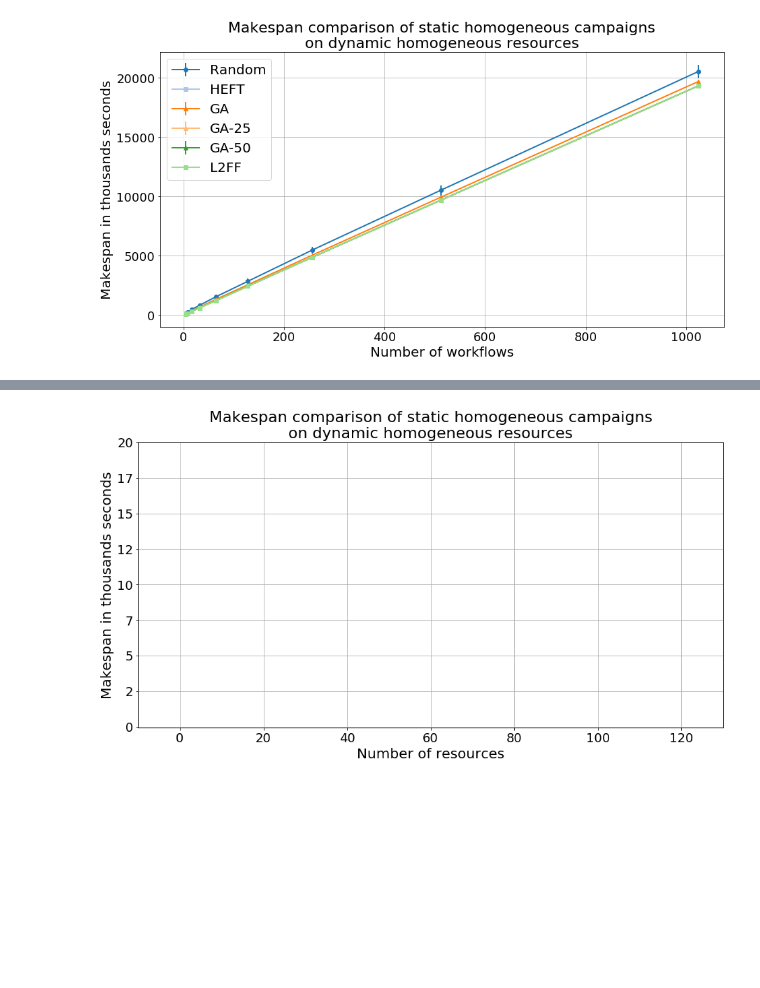
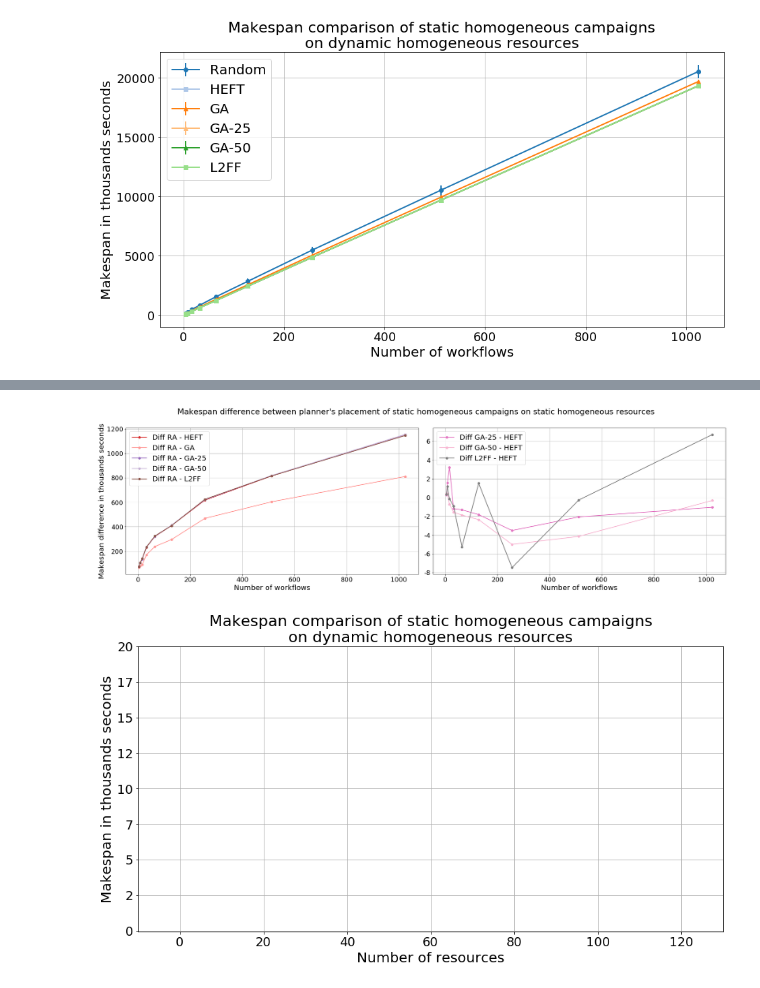
Before and after one commit to radical-experiments/campaign_manager, a Jupyter notebook: Notebooks/Experiment3.ipynb, the cells around one changed output, grey strips where cells are left out. Cells and saved outputs as stored; diff of their text form; code cells hidden in the pictures; blank space fills up the shorter version.

```diff
--- a/Notebooks/Experiment3.ipynb
+++ b/Notebooks/Experiment3.ipynb
@@ -52,3 +100,45 @@ _ = axis.legend(fontsize=20)
+# %%
+DiffStHomoCamp_4StHomoResHE = abs(StHomoCampaigns_4DynHomoResources_makespan_means.xs('RANDOM')['makespan'].values - StHomoCampaigns_4DynHomoResources_makespan_means.xs('HEFT')['makespan'].values)
+DiffStHomoCamp_4StHomoResGA = abs(StHomoCampaigns_4DynHomoResources_makespan_means.xs('RANDOM')['makespan'].values - StHomoCampaigns_4DynHomoResources_makespan_means.xs('GA')['makespan'].values)
+DiffStHomoCamp_4StHomoResGA25 = abs(StHomoCampaigns_4DynHomoResources_makespan_means.xs('RANDOM')['makespan'].values - StHomoCampaigns_4DynHomoResources_makespan_means.xs('GA25')['makespan'].values)
+DiffStHomoCamp_4StHomoResGA50 = abs(StHomoCampaigns_4DynHomoResources_makespan_means.xs('RANDOM')['makespan'].values - StHomoCampaigns_4DynHomoResources_makespan_means.xs('GA50')['makespan'].values)
+DiffStHomoCamp_4StHomoResL2 = abs(StHomoCampaigns_4DynHomoResources_makespan_means.xs('RANDOM')['makespan'].values - StHomoCampaigns_4DynHomoResources_makespan_means.xs('L2FF')['makespan'].values)
+
+DiffStHomoCamp_4StHomoResHEGA = (StHomoCampaigns_4DynHomoResources_makespan_means.xs('GA')['makespan'].values - StHomoCampaigns_4DynHomoResources_makespan_means.xs('HEFT')['makespan'].values)
+DiffStHomoCamp_4StHomoResHEGA25 = (StHomoCampaigns_4DynHomoResources_makespan_means.xs('GA25')['makespan'].values - StHomoCampaigns_4DynHomoResources_makespan_means.xs('HEFT')['makespan'].values)
+DiffStHomoCamp_4StHomoResHEGA50 = (StHomoCampaigns_4DynHomoResources_makespan_means.xs('GA50')['makespan'].values - StHomoCampaigns_4DynHomoResources_makespan_means.xs('HEFT')['makespan'].values)
+DiffStHomoCamp_4StHomoResHEL2 = (StHomoCampaigns_4DynHomoResources_makespan_means.xs('L2FF')['makespan'].values - StHomoCampaigns_4DynHomoResources_makespan_means.xs('HEFT')['makespan'].values)
+
+fig,axis = plt.subplots(nrows=1,ncols=2,figsize=(30,7.5), sharex=True)
+fig.subplots_adjust(wspace=0.05, hspace=0.05)
+_ = axis[0].plot(StHomoCampaigns_4DynHomoResources_makespan_means.xs('RANDOM').index, DiffStHomoCamp_4StHomoResHE, marker='o',linewidth=2, label='Diff RA - HEFT', color=tab20(6))
+_ = axis[0].plot(StHomoCampaigns_4DynHomoResources_makespan_means.xs('RANDOM').index, DiffStHomoCamp_4StHomoResGA, marker='o',linewidth=2, label='Diff RA - GA', color=tab20(7))
+_ = axis[0].plot(StHomoCampaigns_4DynHomoResources_makespan_means.xs('RANDOM').index, DiffStHomoCamp_4StHomoResGA25, marker='o',linewidth=2, label='Diff RA - GA-25', color=tab20(8))
+_ = axis[0].plot(StHomoCampaigns_4DynHomoResources_makespan_means.xs('RANDOM').index, DiffStHomoCamp_4StHomoResGA50, marker='o',linewidth=2, label='Diff RA - GA-50', color=tab20(9))
+_ = axis[0].plot(StHomoCampaigns_4DynHomoResources_makespan_means.xs('RANDOM').index, DiffStHomoCamp_4StHomoResL2, marker='o',linewidth=2, label='Diff RA - L2FF', color=tab20(10))
+
+#_ = axis[1].plot(StHomoCampaigns_4DynHomoResources_makespan_means.xs('RANDOM').index, DiffStHomoCamp_4StHomoResHEGA, marker='o',linewidth=2, label='Diff GA - HEFT', color=tab20(11))
+_ = axis[1].plot(StHomoCampaigns_4DynHomoResources_makespan_means.xs('RANDOM').index, DiffStHomoCamp_4StHomoResHEGA25, marker='o',linewidth=2, label='Diff GA-25 - HEFT', color=tab20(12))
+_ = axis[1].plot(StHomoCampaigns_4DynHomoResources_makespan_means.xs('RANDOM').index, DiffStHomoCamp_4StHomoResHEGA50, marker='o',linewidth=2, label='Diff GA-50 - HEFT', color=tab20(13))
+_ = axis[1].plot(StHomoCampaigns_4DynHomoResources_makespan_means.xs('RANDOM').index, DiffStHomoCamp_4StHomoResHEL2, marker='o',linewidth=2, label='Diff L2FF - HEFT', color=tab20(14))
+#_ = axis.set_yscale('symlog')
+_ = axis[0].set_ylabel('Makespan difference in thousands seconds',fontsize=20)
+_ = axis[0].set_xlabel('Number of workflows',fontsize=20)
+_ = axis[0].set_xticklabels(axis[0].get_xticks().astype('int').tolist(),fontsize=18)
+_ = axis[0].set_yticklabels((axis[0].get_yticks()/1000).astype('int').tolist(),fontsize=18)
+_ = axis[0].grid('on')
+_ = axis[0].legend(fontsize=20)
+
+_ = axis[1].set_xlabel('Number of workflows',fontsize=20)
+_ = axis[1].set_xticklabels(axis[1].get_xticks().astype('int').tolist(),fontsize=18)
+_ = axis[1].set_yticklabels((axis[1].get_yticks()/1000).astype('int').tolist(),fontsize=18)
+_ = axis[1].grid('on')
+_ = axis[1].legend(fontsize=20)
+_ = fig.suptitle("Makespan difference between planner's placement of static homogeneous campaigns on static homogeneous resources", fontsize=22)
+#fig.savefig('StHomoCampaigns_4StHomoResources_diff.png',bbox_inches='tight')
+#fig.savefig('StHomoCampaigns_4StHomoResources_diff.pdf',bbox_inches='tight')
+# %% [output]
+[figure, added]
 # %%
 fig,axis = plt.subplots(nrows=1,ncols=1,figsize=(15,7.5))
 
```
Also changed, not shown: parts of 6 cells of this notebook, 43 other files.
